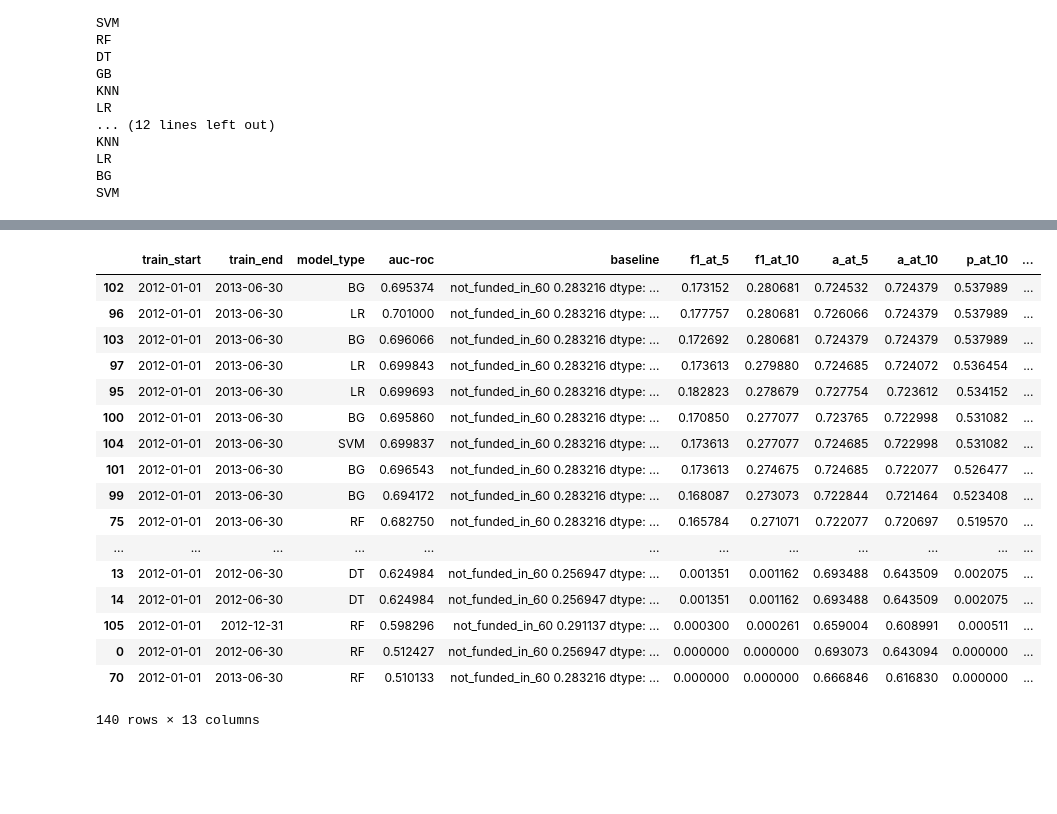
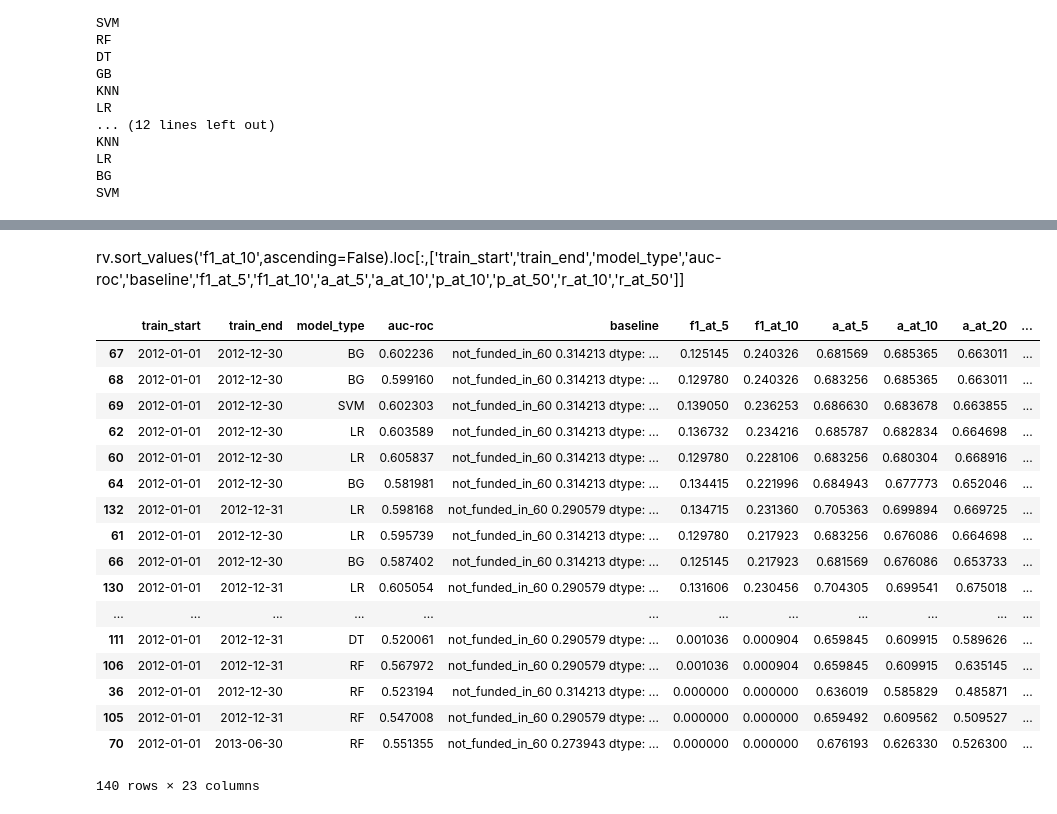
Before and after one commit to jamjensen/ml-pub-policy, a Jupyter notebook: hw3/hw3-notebook.ipynb, the cells around one changed output, grey strips where cells are left out. Cells and saved outputs as stored; diff of their text form; code cells hidden in the pictures; blank space fills up the shorter version.

```diff
--- a/hw3/hw3-notebook.ipynb
+++ b/hw3/hw3-notebook.ipynb
@@ -100,5 +65,3 @@ Name: students_reached, dtype: float64
-# %%
-df['students_reached'] = pd.cut(df['students_reached'], [0, 20, 30, 90, 1500], labels=['low','med','high','extreme'])
 # %% [markdown]
 ### Data Exploration
 # %% [markdown]
@@ -227,6 +186,8 @@ ax.set_xticklabels(rotation=90)
 models_to_run = ['RF','DT','GB','KNN','LR','BG','SVM']
 # runnning on modified test grid so that it is able to complete
 clfs, grid = l.define_clfs_params('test')
+# %%
+continuous_cols = ['total_price_including_optional_support', 'students_reached']
 # %%
 import warnings
 from sklearn.exceptions import UndefinedMetricWarning
@@ -235,11 +196,11 @@ warnings.filterwarnings('ignore')
 warnings.filterwarnings(action='ignore', category=UndefinedMetricWarning)
 warnings.simplefilter(action='ignore', category=FutureWarning)
 # %%
-df_t = df.sample(frac=.5)
+df_t = df.sample(frac=.1)
 # %% [markdown]
 Within l.run_time_loop() I use get_time_periods() to create date boundaries for each train/test and use pipeline.get_train_test_splits() to create the datasets based on date the project was posted and the date boundaries.
 # %%
-rv = l.run_time_loop(df_t, models_to_run, clfs, grid, [6,12])
+rv = l.run_time_loop(df_t, models_to_run, clfs, grid, [6,12], continuous_cols)
 # %% [output]
 RF
 DT
@@ -286,21 +247,24 @@ rv['auc-roc'].max()
+# %% [markdown]
+rv.sort_values('f1_at_10',ascending=False).loc[:,['train_start','train_end','model_type','auc-roc','baseline','f1_at_5','f1_at_10','a_at_5','a_at_10','p_at_10','p_at_50','r_at_10','r_at_50']]
 # %%
-rv.sort_values('f1_at_10',ascending=False).loc[:,['train_start','train_end','model_type','auc-roc','baseline','f1_at_5','f1_at_10','a_at_5','a_at_10','p_at_10','p_at_50','r_at_10','r_at_50']]
+rv.sort_values('p_at_10',ascending=False).loc[:,['train_start','train_end','model_type','auc-roc','baseline','f1_at_5','f1_at_10','a_at_5', 'a_at_10','a_at_20','a_at_30','a_at_50',
+                                            'p_at_1', 'p_at_2', 'p_at_5', 'p_at_10', 'p_at_20', 'p_at_30', 'p_at_50','p_at_10','p_at_50','r_at_10','r_at_50']]
 # %% [output]
-|  | train_start | train_end | model_type | auc-roc | baseline | f1_at_5 | f1_at_10 | a_at_5 | a_at_10 | p_at_10 | ... |
-| 102 | 2012-01-01 | 2013-06-30 | BG | 0.695374 | not_funded_in_60 0.283216 dtype: ... | 0.173152 | 0.280681 | 0.724532 | 0.724379 | 0.537989 | ... |
-| 96 | 2012-01-01 | 2013-06-30 | LR | 0.701000 | not_funded_in_60 0.283216 dtype: ... | 0.177757 | 0.280681 | 0.726066 | 0.724379 | 0.537989 | ... |
-| 103 | 2012-01-01 | 2013-06-30 | BG | 0.696066 | not_funded_in_60 0.283216 dtype: ... | 0.172692 | 0.280681 | 0.724379 | 0.724379 | 0.537989 | ... |
-| 97 | 2012-01-01 | 2013-06-30 | LR | 0.699843 | not_funded_in_60 0.283216 dtype: ... | 0.173613 | 0.279880 | 0.724685 | 0.724072 | 0.536454 | ... |
-| 95 | 2012-01-01 | 2013-06-30 | LR | 0.699693 | not_funded_in_60 0.283216 dtype: ... | 0.182823 | 0.278679 | 0.727754 | 0.723612 | 0.534152 | ... |
-| 100 | 2012-01-01 | 2013-06-30 | BG | 0.695860 | not_funded_in_60 0.283216 dtype: ... | 0.170850 | 0.277077 | 0.723765 | 0.722998 | 0.531082 | ... |
-| 104 | 2012-01-01 | 2013-06-30 | SVM | 0.699837 | not_funded_in_60 0.283216 dtype: ... | 0.173613 | 0.277077 | 0.724685 | 0.722998 | 0.531082 | ... |
-| 101 | 2012-01-01 | 2013-06-30 | BG | 0.696543 | not_funded_in_60 0.283216 dtype: ... | 0.173613 | 0.274675 | 0.724685 | 0.722077 | 0.526477 | ... |
-| 99 | 2012-01-01 | 2013-06-30 | BG | 0.694172 | not_funded_in_60 0.283216 dtype: ... | 0.168087 | 0.273073 | 0.722844 | 0.721464 | 0.523408 | ... |
-| 75 | 2012-01-01 | 2013-06-30 | RF | 0.682750 | not_funded_in_60 0.283216 dtype: ... | 0.165784 | 0.271071 | 0.722077 | 0.720697 | 0.519570 | ... |
+|  | train_start | train_end | model_type | auc-roc | baseline | f1_at_5 | f1_at_10 | a_at_5 | a_at_10 | a_at_20 | ... |
+| 67 | 2012-01-01 | 2012-12-30 | BG | 0.602236 | not_funded_in_60 0.314213 dtype: ... | 0.125145 | 0.240326 | 0.681569 | 0.685365 | 0.663011 | ... |
+| 68 | 2012-01-01 | 2012-12-30 | BG | 0.599160 | not_funded_in_60 0.314213 dtype: ... | 0.129780 | 0.240326 | 0.683256 | 0.685365 | 0.663011 | ... |
+| 69 | 2012-01-01 | 2012-12-30 | SVM | 0.602303 | not_funded_in_60 0.314213 dtype: ... | 0.139050 | 0.236253 | 0.686630 | 0.683678 | 0.663855 | ... |
+| 62 | 2012-01-01 | 2012-12-30 | LR | 0.603589 | not_funded_in_60 0.314213 dtype: ... | 0.136732 | 0.234216 | 0.685787 | 0.682834 | 0.664698 | ... |
+| 60 | 2012-01-01 | 2012-12-30 | LR | 0.605837 | not_funded_in_60 0.314213 dtype: ... | 0.129780 | 0.228106 | 0.683256 | 0.680304 | 0.668916 | ... |
+| 64 | 2012-01-01 | 2012-12-30 | BG | 0.581981 | not_funded_in_60 0.314213 dtype: ... | 0.134415 | 0.221996 | 0.684943 | 0.677773 | 0.652046 | ... |
+| 132 | 2012-01-01 | 2012-12-31 | LR | 0.598168 | not_funded_in_60 0.290579 dtype: ... | 0.134715 | 0.231360 | 0.705363 | 0.699894 | 0.669725 | ... |
+| 61 | 2012-01-01 | 2012-12-30 | LR | 0.595739 | not_funded_in_60 0.314213 dtype: ... | 0.129780 | 0.217923 | 0.683256 | 0.676086 | 0.664698 | ... |
+| 66 | 2012-01-01 | 2012-12-30 | BG | 0.587402 | not_funded_in_60 0.314213 dtype: ... | 0.125145 | 0.217923 | 0.681569 | 0.676086 | 0.653733 | ... |
+| 130 | 2012-01-01 | 2012-12-31 | LR | 0.605054 | not_funded_in_60 0.290579 dtype: ... | 0.131606 | 0.230456 | 0.704305 | 0.699541 | 0.675018 | ... |
 | ... | ... | ... | ... | ... | ... | ... | ... | ... | ... | ... | ... |
-| 13 | 2012-01-01 | 2012-06-30 | DT | 0.624984 | not_funded_in_60 0.256947 dtype: ... | 0.001351 | 0.001162 | 0.693488 | 0.643509 | 0.002075 | ... |
-| 14 | 2012-01-01 | 2012-06-30 | DT | 0.624984 | not_funded_in_60 0.256947 dtype: ... | 0.001351 | 0.001162 | 0.693488 | 0.643509 | 0.002075 | ... |
-| 105 | 2012-01-01 | 2012-12-31 | RF | 0.598296 | not_funded_in_60 0.291137 dtype: ... | 0.000300 | 0.000261 | 0.659004 | 0.608991 | 0.000511 | ... |
-| 0 | 2012-01-01 | 2012-06-30 | RF | 0.512427 | not_funded_in_60 0.256947 dtype: ... | 0.000000 | 0.000000 | 0.693073 | 0.643094 | 0.000000 | ... |
-| 70 | 2012-01-01 | 2013-06-30 | RF | 0.510133 | not_funded_in_60 0.283216 dtype: ... | 0.000000 | 0.000000 | 0.666846 | 0.616830 | 0.000000 | ... |
+| 111 | 2012-01-01 | 2012-12-31 | DT | 0.520061 | not_funded_in_60 0.290579 dtype: ... | 0.001036 | 0.000904 | 0.659845 | 0.609915 | 0.589626 | ... |
+| 106 | 2012-01-01 | 2012-12-31 | RF | 0.567972 | not_funded_in_60 0.290579 dtype: ... | 0.001036 | 0.000904 | 0.659845 | 0.609915 | 0.635145 | ... |
+| 36 | 2012-01-01 | 2012-12-30 | RF | 0.523194 | not_funded_in_60 0.314213 dtype: ... | 0.000000 | 0.000000 | 0.636019 | 0.585829 | 0.485871 | ... |
+| 105 | 2012-01-01 | 2012-12-31 | RF | 0.547008 | not_funded_in_60 0.290579 dtype: ... | 0.000000 | 0.000000 | 0.659492 | 0.609562 | 0.509527 | ... |
+| 70 | 2012-01-01 | 2013-06-30 | RF | 0.551355 | not_funded_in_60 0.273943 dtype: ... | 0.000000 | 0.000000 | 0.676193 | 0.626330 | 0.526300 | ... |
-140 rows × 13 columns
+140 rows × 23 columns
```
Also changed, not shown: parts of 13 cells of this notebook, 4 other files.
